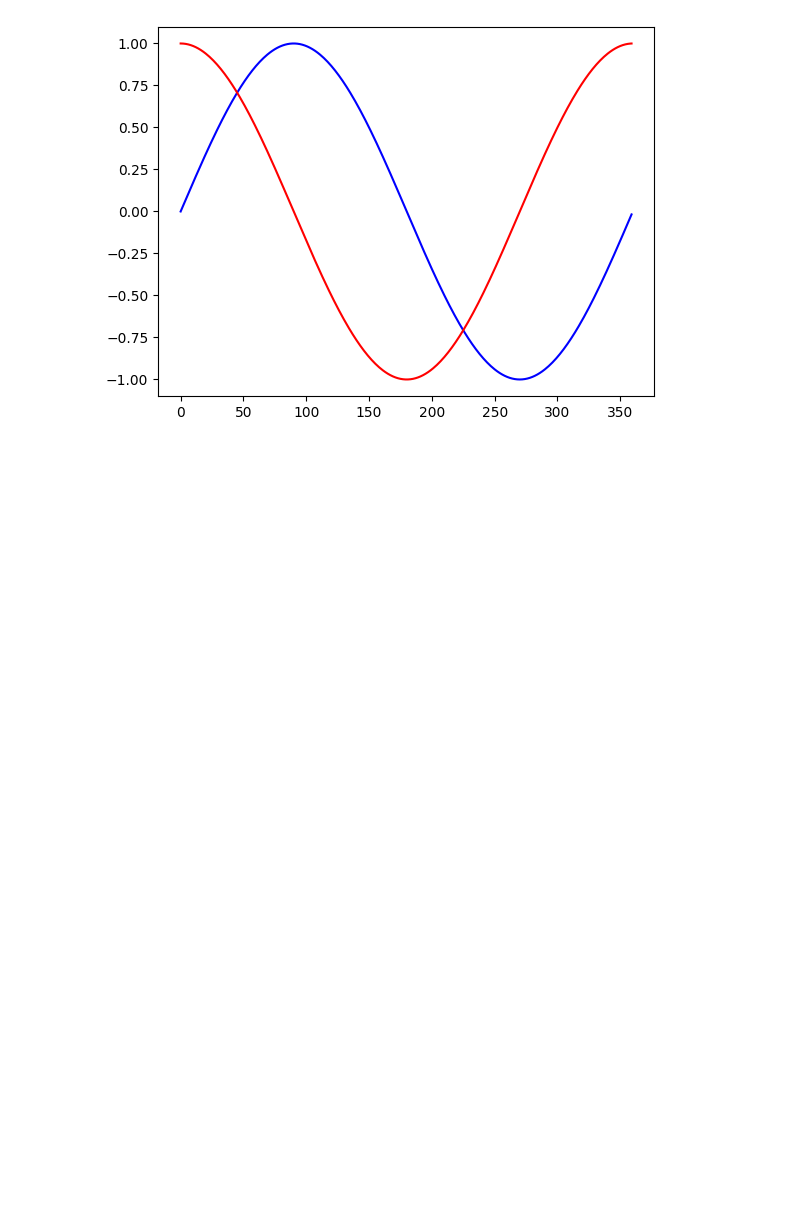
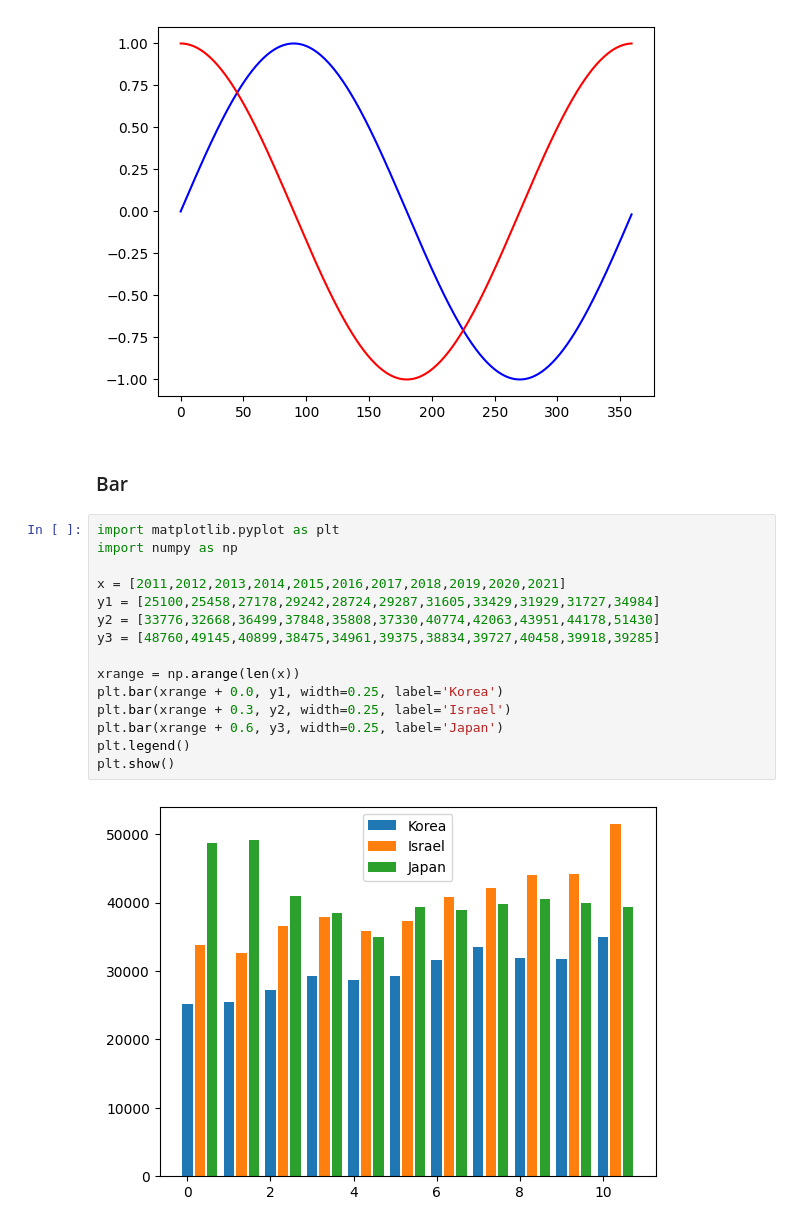
Before and after one commit to joostory/study-python, a Jupyter notebook: data_science.ipynb, the cells around one changed output. Saved outputs shown, nothing was run; the diff lists cells and outputs as text; blank space fills up the shorter version.

```diff
--- a/data_science.ipynb
+++ b/data_science.ipynb
@@ -438,3 +440,22 @@ plt.plot(x, y1, 'b-', x, y2, 'r-')
 plt.show()
 # %% [output]
 [figure]
+# %% [markdown]
+### Bar
+# %%
+import matplotlib.pyplot as plt
+import numpy as np
+
+x = [2011,2012,2013,2014,2015,2016,2017,2018,2019,2020,2021]
+y1 = [25100,25458,27178,29242,28724,29287,31605,33429,31929,31727,34984]
+y2 = [33776,32668,36499,37848,35808,37330,40774,42063,43951,44178,51430]
+y3 = [48760,49145,40899,38475,34961,39375,38834,39727,40458,39918,39285]
+
+xrange = np.arange(len(x))
+plt.bar(xrange + 0.0, y1, width=0.25, label='Korea')
+plt.bar(xrange + 0.3, y2, width=0.25, label='Israel')
+plt.bar(xrange + 0.6, y3, width=0.25, label='Japan')
+plt.legend()
+plt.show()
+# %% [output]
+[figure, added]
```
Also changed, not shown: parts of 33 cells of this notebook.
